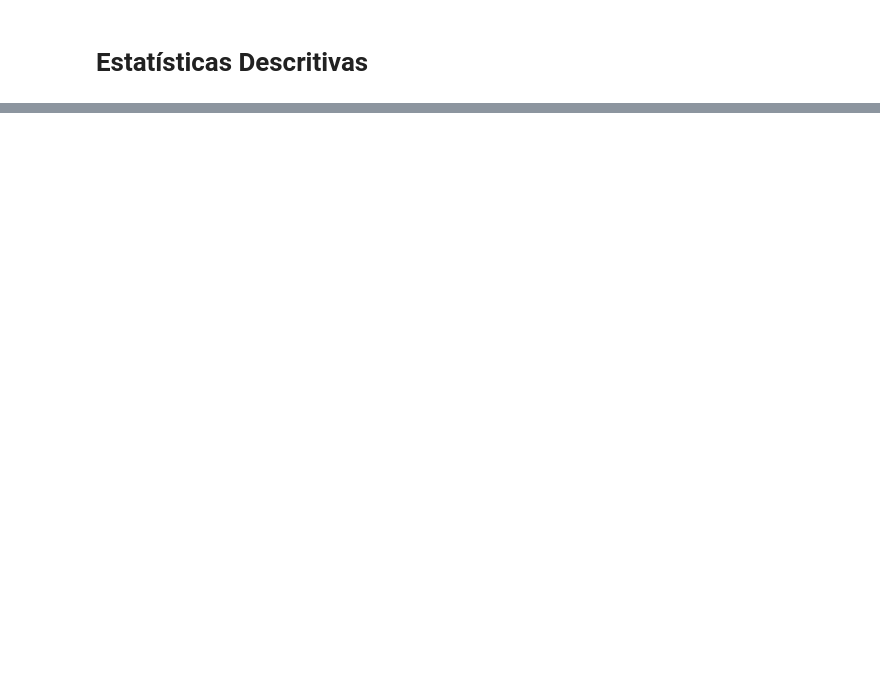
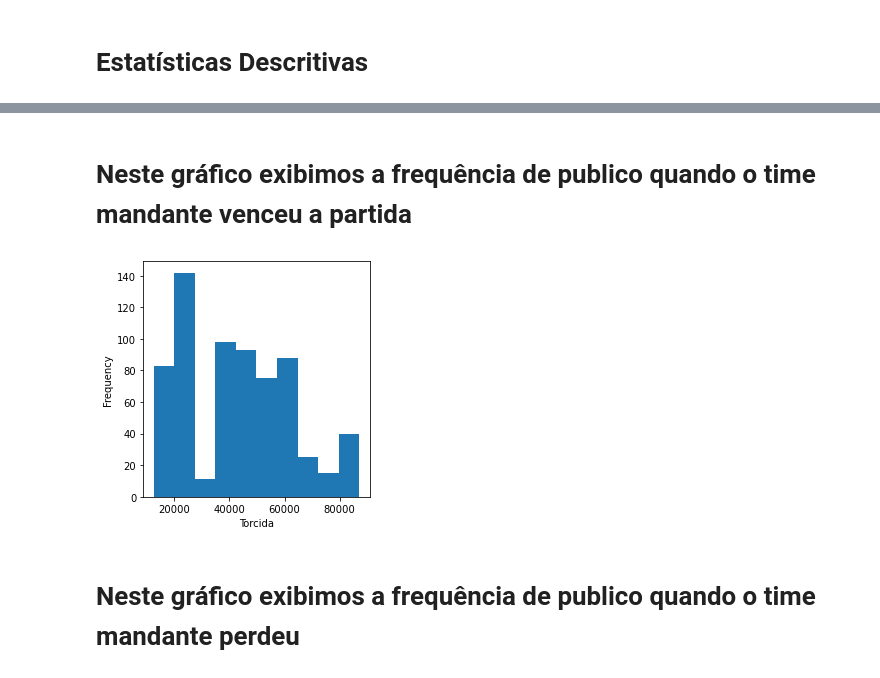
Before and after one commit to MarcosTamas12/Projeto-Integrador-III, a Jupyter notebook: Projeto Integrador.ipynb, the cells around one changed output, grey strips where cells are left out. Cells and saved outputs as stored; diff of their text form; code cells hidden in the pictures; blank space fills up the shorter version.

```diff
--- a/Projeto Integrador.ipynb
+++ b/Projeto Integrador.ipynb
@@ -207,0 +190,11 @@ plt.show()
+# %% [markdown]
+# Neste gráfico exibimos a frequência de publico quando o time mandante venceu a partida
+# %%
+ax = (dados.query("publico_max >0 & Vitoria_man =='-1'").publico_max).plot.hist(figsize=(4, 4))
+ax.set_xlabel('Torcida')
+plt.tight_layout()
+plt.show()
+# %% [output]
+[figure, added]
+# %% [markdown]
+# Neste gráfico exibimos a frequência de publico quando o time mandante perdeu
```
Also changed, not shown: parts of 46 cells of this notebook.
